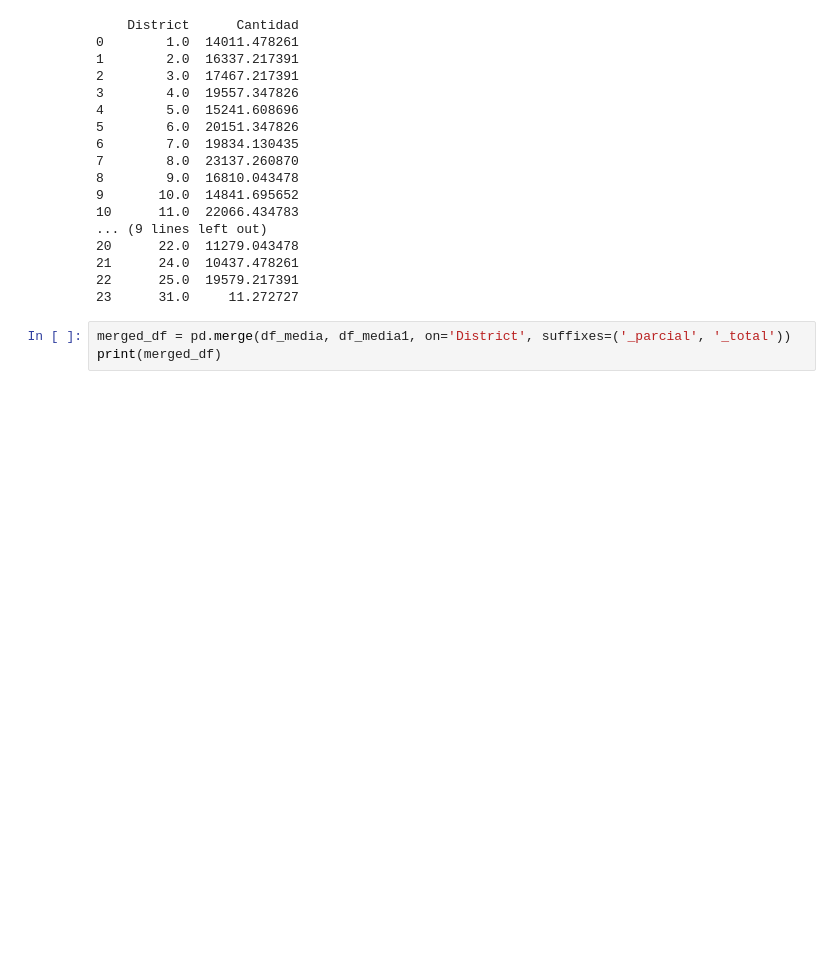
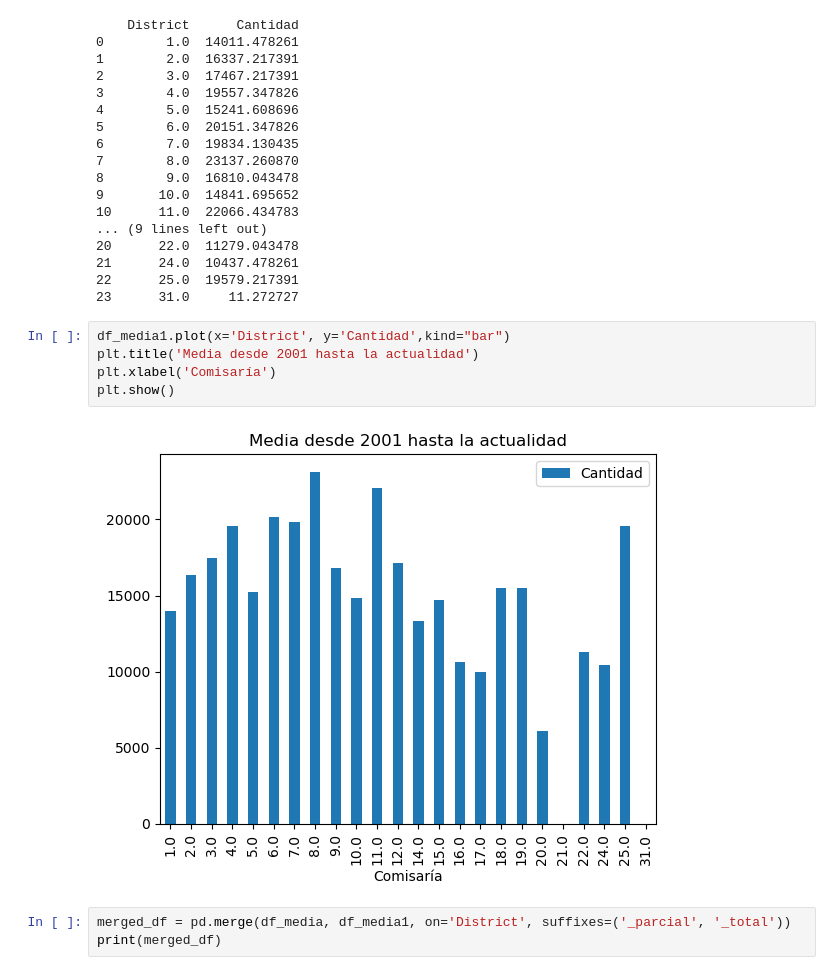
Before and after one commit to JorgeSierra22/Cloud-BigData, a Jupyter notebook: results/results.ipynb, the cells around one changed output. Saved outputs shown, nothing was run; the diff lists cells and outputs as text; blank space fills up the shorter version.

```diff
--- a/results/results.ipynb
+++ b/results/results.ipynb
@@ -388,6 +396,13 @@ print(df_media1)
 21      24.0  10437.478261
 22      25.0  19579.217391
 23      31.0     11.272727
+# %%
+df_media1.plot(x='District', y='Cantidad',kind="bar")
+plt.title('Media desde 2001 hasta la actualidad')
+plt.xlabel('Comisaría')
+plt.show()
+# %% [output]
+[figure, added]
 # %%
 merged_df = pd.merge(df_media, df_media1, on='District', suffixes=('_parcial', '_total'))
 print(merged_df)
```
Also changed, not shown: parts of 13 cells of this notebook.
